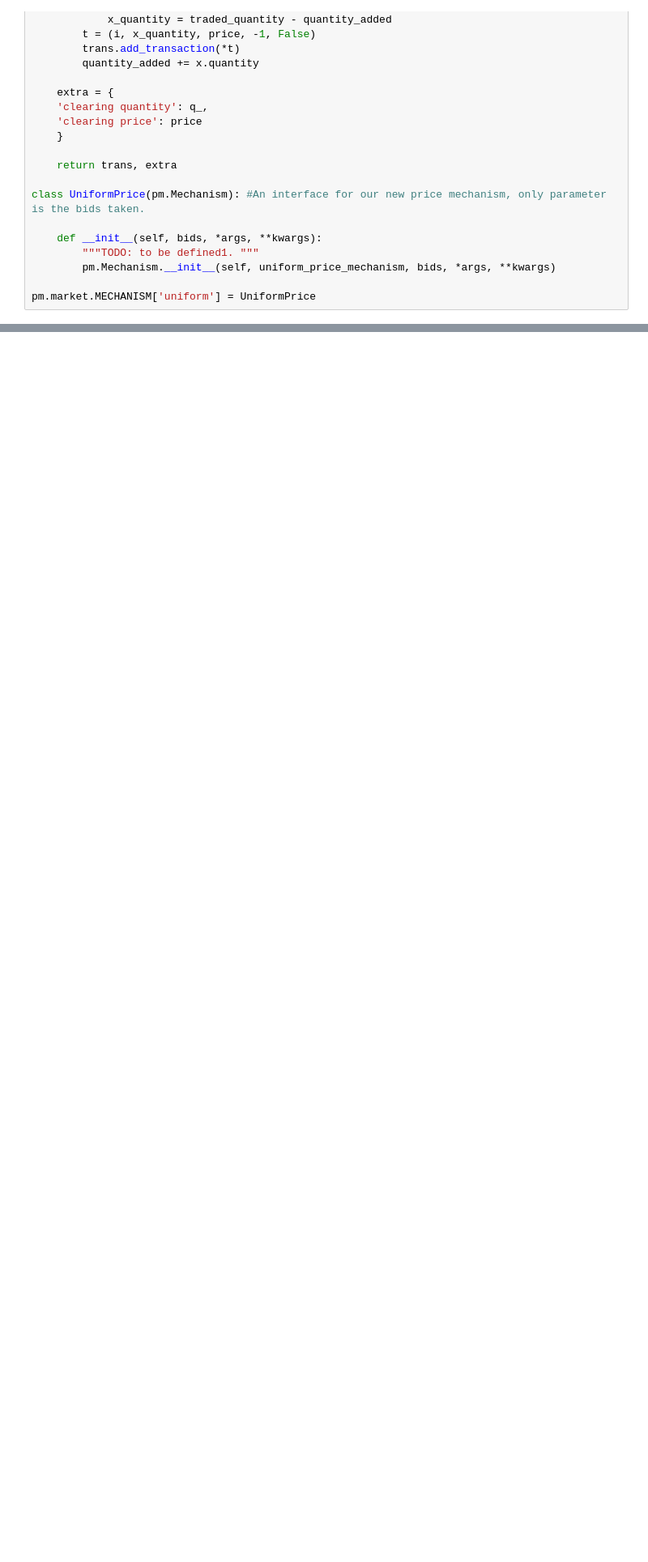
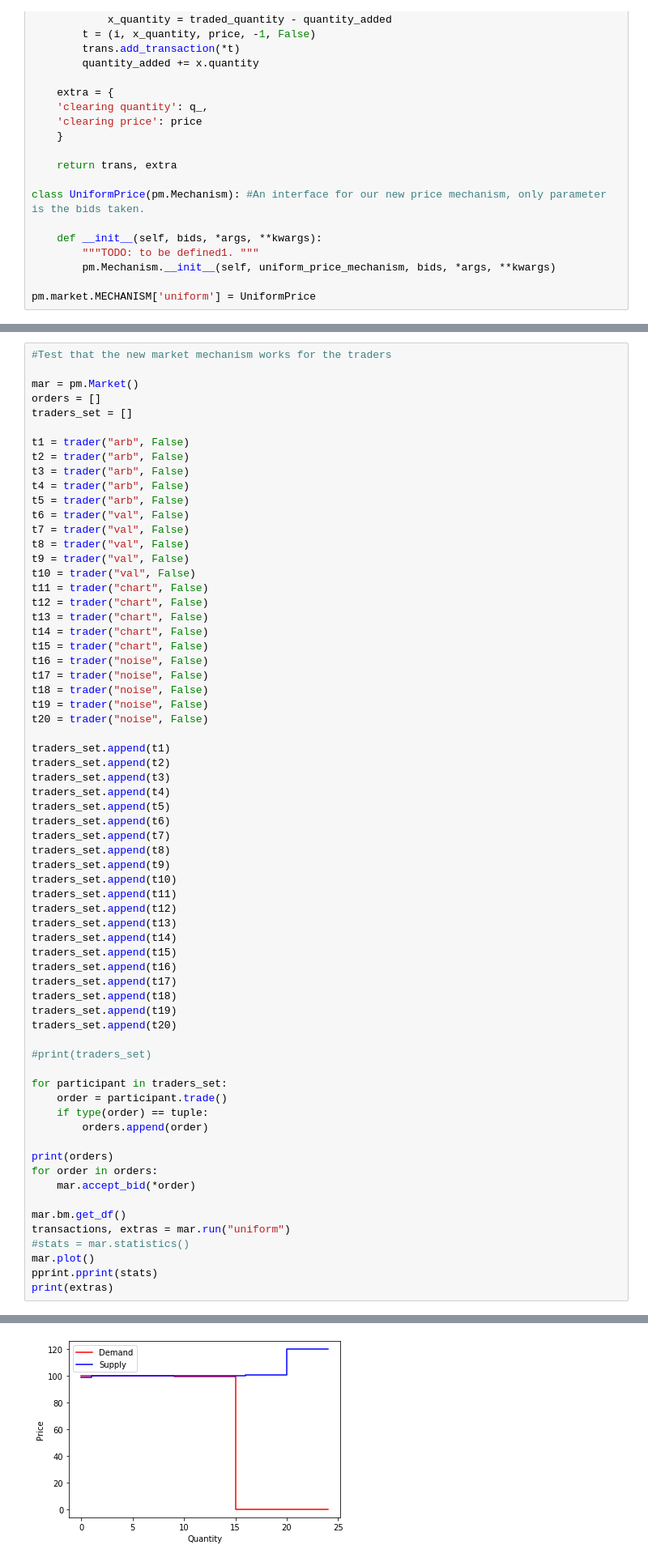
Before and after one commit to karansgarg/rae_repo, a Jupyter notebook: market_simulation.ipynb, the cells around one changed output, grey strips where cells are left out. Shown at 81% size. Saved outputs shown, nothing was run; the diff lists cells and outputs as text; blank space fills up the shorter version.

```diff
--- a/market_simulation.ipynb
+++ b/market_simulation.ipynb
@@ -641,0 +498,67 @@ transactions, extras = mar.run("uniform")
+# %%
+#Test that the new market mechanism works for the traders
+
+mar = pm.Market()
+orders = []
+traders_set = []
+
+t1 = trader("arb", False)
+t2 = trader("arb", False)
+t3 = trader("arb", False)
+t4 = trader("arb", False)
+t5 = trader("arb", False)
+t6 = trader("val", False)
+t7 = trader("val", False)
+t8 = trader("val", False)
+t9 = trader("val", False)
+t10 = trader("val", False)
+t11 = trader("chart", False)
+t12 = trader("chart", False)
+t13 = trader("chart", False)
+t14 = trader("chart", False)
+t15 = trader("chart", False)
+t16 = trader("noise", False)
+t17 = trader("noise", False)
+t18 = trader("noise", False)
+t19 = trader("noise", False)
+t20 = trader("noise", False)
+
+traders_set.append(t1)
+traders_set.append(t2)
+traders_set.append(t3)
+traders_set.append(t4)
+traders_set.append(t5)
+traders_set.append(t6)
+traders_set.append(t7)
+traders_set.append(t8)
+traders_set.append(t9)
+traders_set.append(t10)
+traders_set.append(t11)
+traders_set.append(t12)
+traders_set.append(t13)
+traders_set.append(t14)
+traders_set.append(t15)
+traders_set.append(t16)
+traders_set.append(t17)
+traders_set.append(t18)
+traders_set.append(t19)
+traders_set.append(t20)
+
+#print(traders_set)
+
+for participant in traders_set:
+    order = participant.trade()
+    if type(order) == tuple:
+        orders.append(order)
+
+print(orders)
+for order in orders:
+    mar.accept_bid(*order)
+
+mar.bm.get_df()
+transactions, extras = mar.run("uniform")
+#stats = mar.statistics()
+mar.plot()
+pprint.pprint(stats)
+print(extras)
+# %% [output]
@@ -642 +577,2 @@ transactions, extras = mar.run("uniform")
+[figure, added]
 # %%
```
Also changed, not shown: parts of 7 cells of this notebook.
